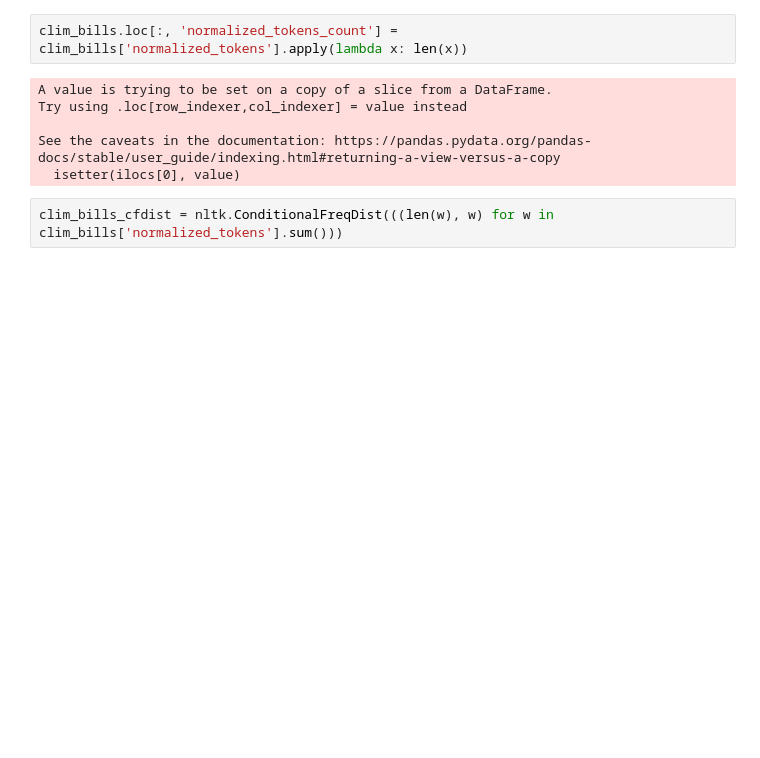
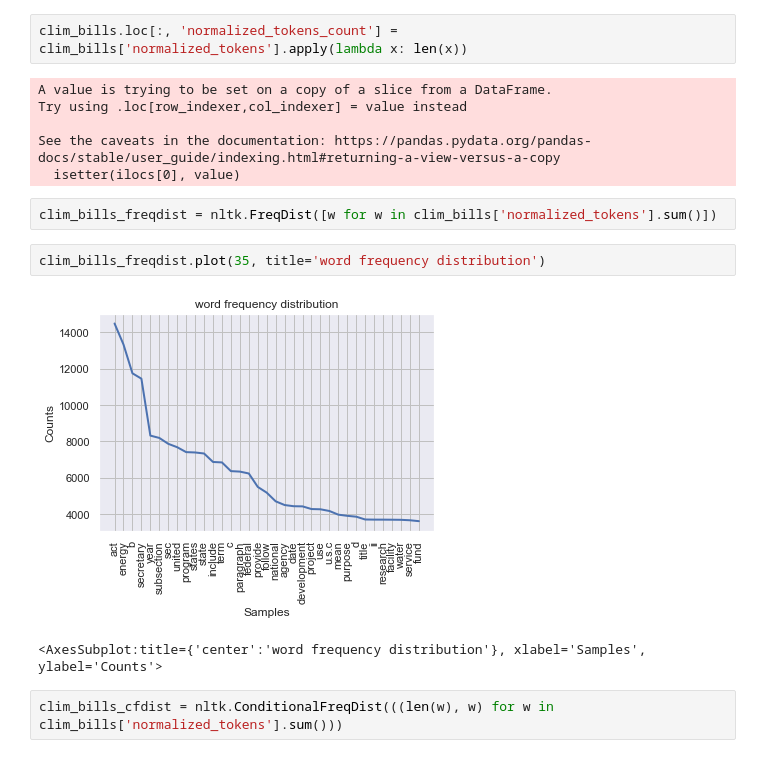
Before and after one commit to lilygrier/Homework-Notebooks, a Jupyter notebook: week-2/2-Counting-Words-Phrases_lilygrier.ipynb, the cells around one changed output. Cells and saved outputs as stored; diff of their text form; blank space fills up the shorter version.

Commit message:
added general word freq distribution for question 2

```diff
--- a/week-2/2-Counting-Words-Phrases_lilygrier.ipynb
+++ b/week-2/2-Counting-Words-Phrases_lilygrier.ipynb
@@ -696,6 +696,13 @@ Try using .loc[row_indexer,col_indexer] = value instead
 
 See the caveats in the documentation: https://pandas.pydata.org/pandas-docs/stable/user_guide/indexing.html#returning-a-view-versus-a-copy
   isetter(ilocs[0], value)
+# %%
+clim_bills_freqdist = nltk.FreqDist([w for w in clim_bills['normalized_tokens'].sum()])
+# %%
+clim_bills_freqdist.plot(35, title='word frequency distribution')
+# %% [output]
+[figure, added]
+<AxesSubplot:title={'center':'word frequency distribution'}, xlabel='Samples', ylabel='Counts'>
 # %%
 clim_bills_cfdist = nltk.ConditionalFreqDist(((len(w), w) for w in clim_bills['normalized_tokens'].sum()))
 # %%
```
Also changed, not shown: parts of 1 cell of this notebook.
